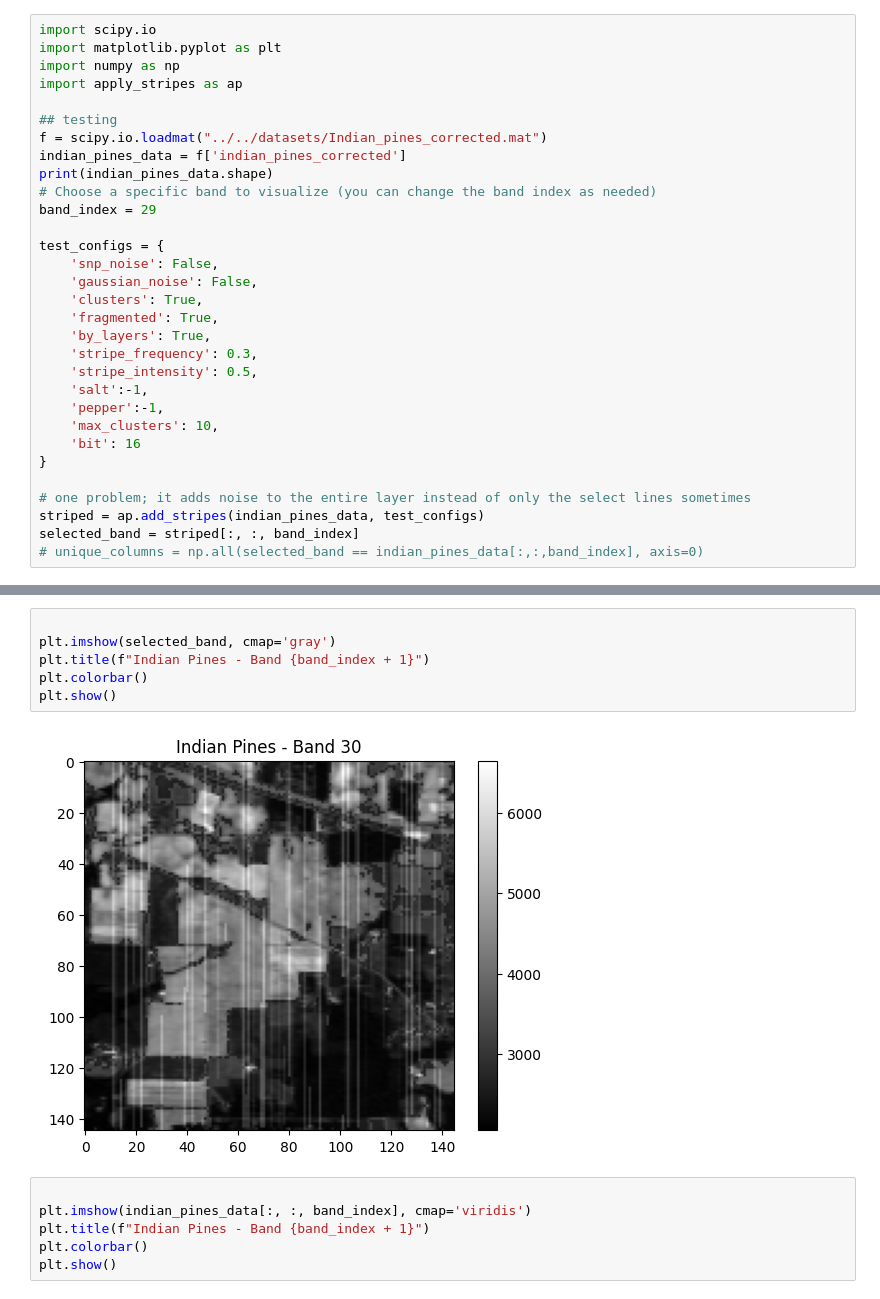
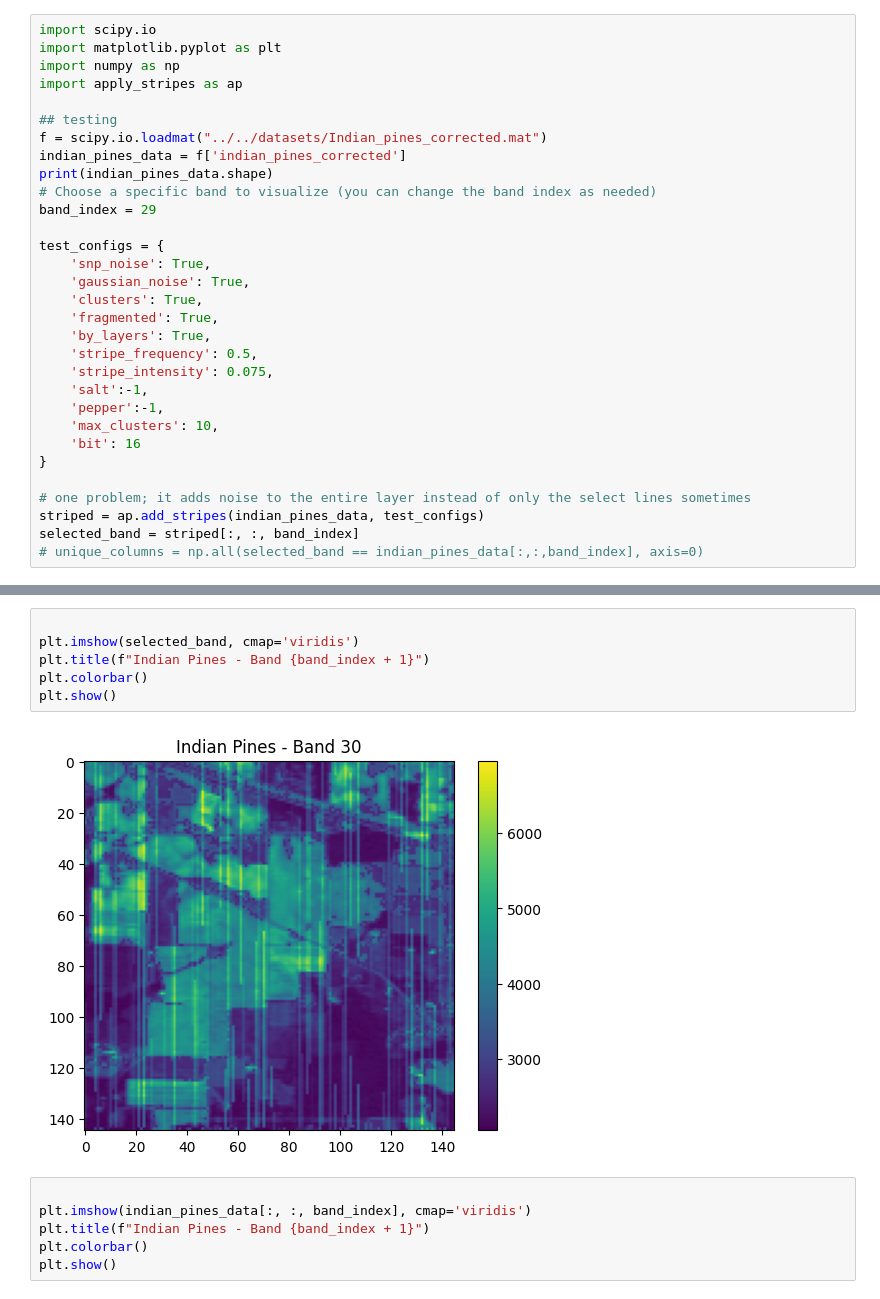
Before and after one commit to utat-ss/FINCH-destriping, a Jupyter notebook: destriping/augmentation_pipeline/apply_stripes_indian_pines.ipynb, the cells around one changed output, grey strips where cells are left out. Drawn from its saved outputs; the diff is of its cells as text.

Commit message:
changed test frequency and stripe frequency

```diff
--- a/destriping/augmentation_pipeline/apply_stripes_indian_pines.ipynb
+++ b/destriping/augmentation_pipeline/apply_stripes_indian_pines.ipynb
@@ -12,13 +12,13 @@ print(indian_pines_data.shape)
 band_index = 29
 
 test_configs = {
-    'snp_noise': False,
-    'gaussian_noise': False,
+    'snp_noise': True,
+    'gaussian_noise': True,
     'clusters': True,
     'fragmented': True,
     'by_layers': True,
-    'stripe_frequency': 0.3,
-    'stripe_intensity': 0.5,
+    'stripe_frequency': 0.5,
+    'stripe_intensity': 0.075,
     'salt':-1,
     'pepper':-1,
     'max_clusters': 10,
@@ -35,11 +34,11 @@ selected_band = striped[:, :, band_index]
 # %%
 
-plt.imshow(selected_band, cmap='gray')
+plt.imshow(selected_band, cmap='viridis')
 plt.title(f"Indian Pines - Band {band_index + 1}")
 plt.colorbar()
 plt.show()
 # %% [output]
-[figure, old version]
+[figure, new version]
 # %%
 
 plt.imshow(indian_pines_data[:, :, band_index], cmap='viridis')
```
Also changed, not shown: parts of 1 cell of this notebook, 1 other file.
